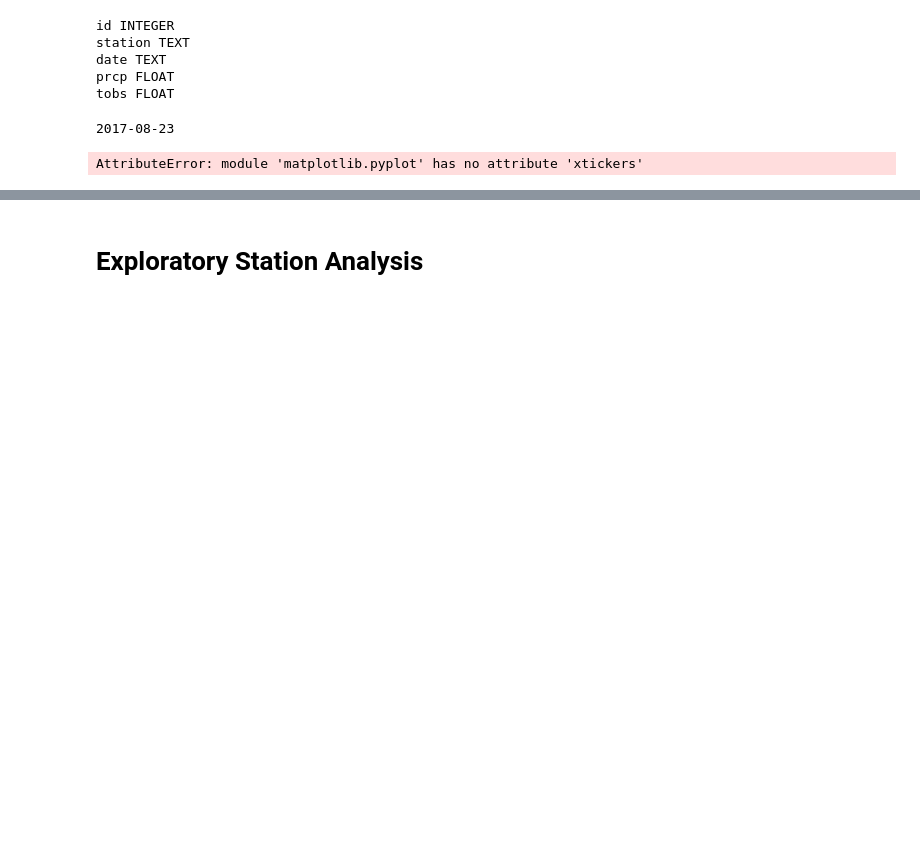
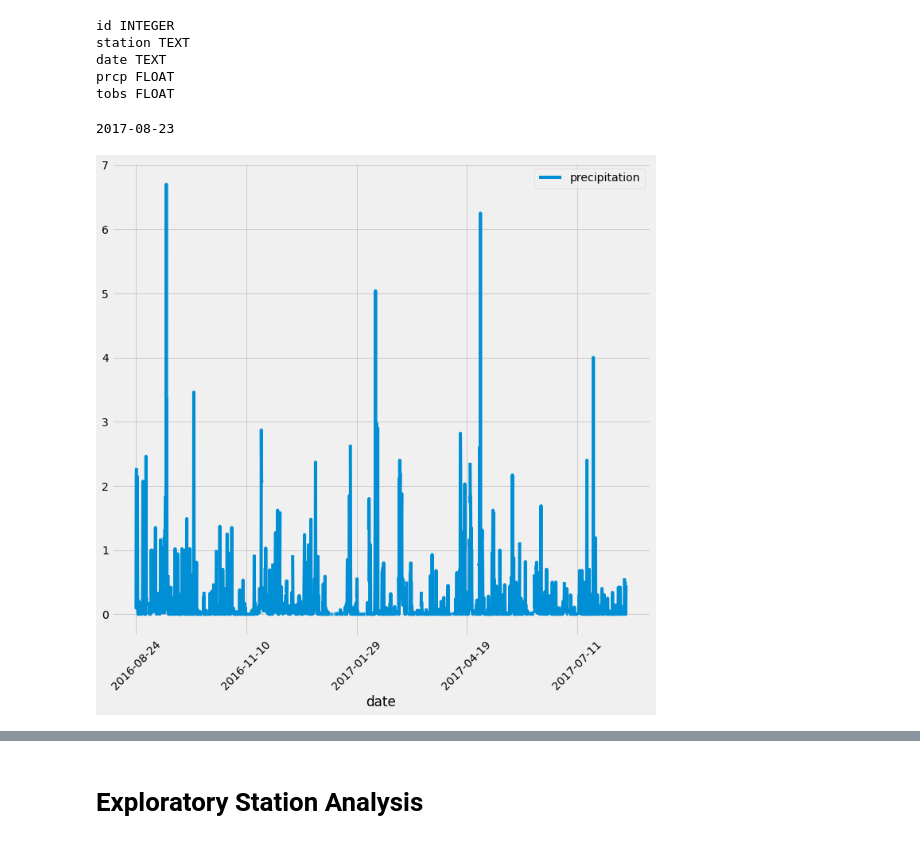
Before and after one commit to Ebarretorho/sqlalchemy-challenge, a Jupyter notebook: climate_starter.ipynb, the cells around one changed output, grey strips where cells are left out. Cells and saved outputs as stored; diff of their text form; code cells hidden in the pictures; blank space fills up the shorter version.

```diff
--- a/climate_starter.ipynb
+++ b/climate_starter.ipynb
@@ -59,25 +59,28 @@ print(latest_date)
 # %%
 # Design a query to retrieve the last 12 months of precipitation data and plot the results.
 # Starting from the most recent data point in the database.
 
 # Calculate the date one year from the last date in data set.
 
-querydate = dt.date(2017,8,23) - dt.timedelta(days=365)
+querydate = dt.datetime.strptime(latest_date, '%Y-%m-%d') - dt.timedelta(days=365)
 
 # Perform a query to retrieve the data and precipitation scores
 data = sess.query(measures.date, measures.prcp).\
         filter(measures.date > querydate).\
         order_by(measures.date).all()
 
 # Save the query results as a Pandas DataFrame and set the index to the date column
 data_df = pd.DataFrame(data,columns=["date","precipitation"])
 data_df.set_index('date',inplace=True)
+data_df1 = data_df.sort_values(by = 'date')
 
-data_df.plot.bar()
+data_df1.head()
 
-plt.xtickers(data_df['date'].unique())
+data_df1.plot.line(rot = 45, figsize=(10,10))
+plt.style.use('fivethirtyeight')
+plt.tight_layout()
 plt.show()
 # %% [output]
-AttributeError: module 'matplotlib.pyplot' has no attribute 'xtickers'
+[figure, added]
 # %%
 # Use Pandas to calcualte the summary statistics for the precipitation data
```
Also changed, not shown: parts of 7 cells of this notebook.
